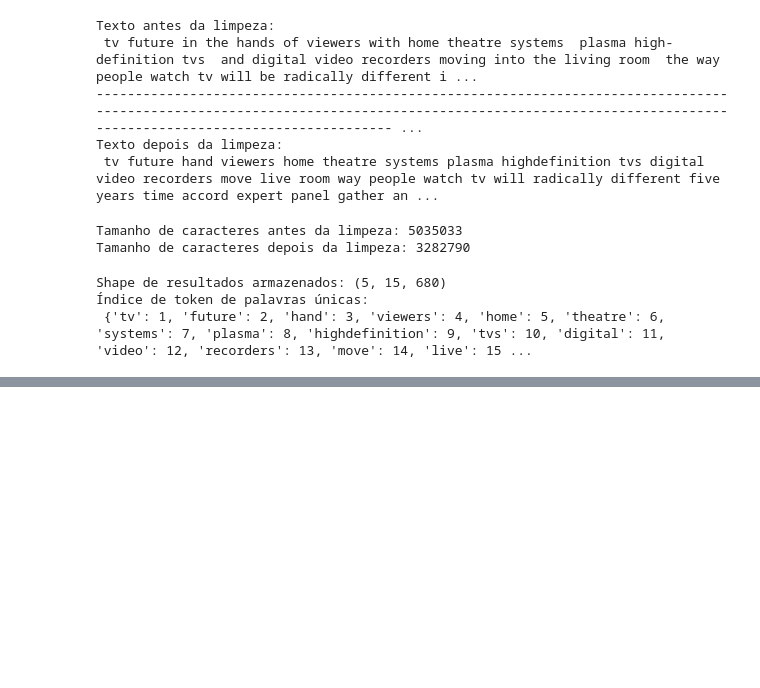
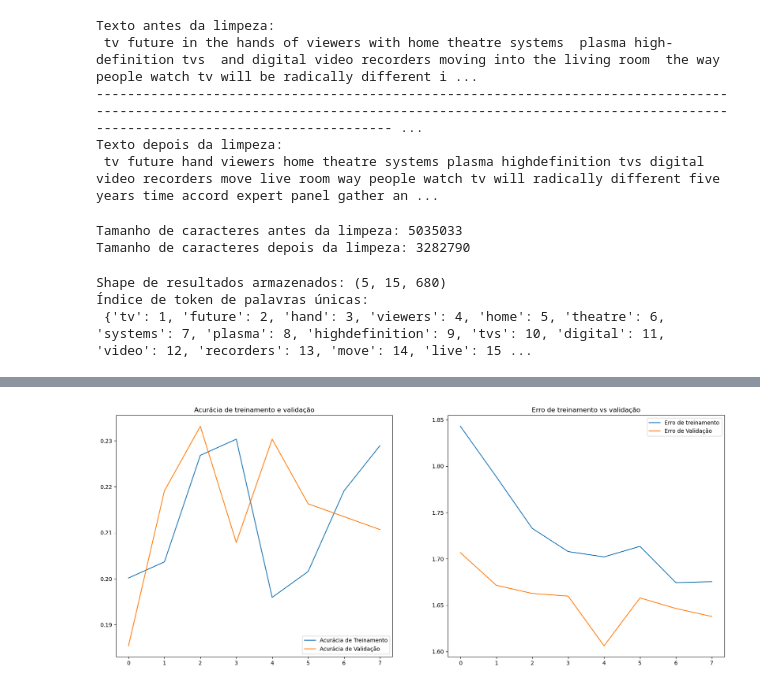
Before and after one commit to RicardViana/fiap-Deep-Learning-and-unstructured-data, a Jupyter notebook: deep_reinforcement_learning_rede_neural_recorrente_simple_RNN_LSTM.ipynb, the cells around one changed output, grey strips where cells are left out. Cells and saved outputs as stored; diff of their text form; code cells hidden in the pictures; blank space fills up the shorter version.

```diff
--- a/deep_reinforcement_learning_rede_neural_recorrente_simple_RNN_LSTM.ipynb
+++ b/deep_reinforcement_learning_rede_neural_recorrente_simple_RNN_LSTM.ipynb
@@ -253,0 +383,25 @@ Tamanho do índice de palavras: 23050
+# %%
+# Visualizar resultados
+acc = history.history['accuracy']
+val_acc = history.history['val_accuracy']
+
+loss = history.history['loss']
+val_loss = history.history['val_loss']
+
+epochs_range = range(len(acc))
+
+plt.figure(figsize=(20, 8))
+plt.subplot(1, 2, 1)
+plt.plot(epochs_range, acc, label='Acurácia de Treinamento')
+plt.plot(epochs_range, val_acc, label='Acurácia de Validação')
+plt.legend(loc='lower right')
+plt.title('Acurácia de treinamento e validação')
+
+plt.subplot(1, 2, 2)
+plt.plot(epochs_range, loss, label='Erro de treinamento')
+plt.plot(epochs_range, val_loss, label='Erro de Validação')
+plt.legend(loc='upper right')
+plt.title('Erro de treinamento vs validação')
+plt.show()
+# %% [output]
+[figure, added]
```
Also changed, not shown: parts of 11 cells of this notebook, 2 other files.
